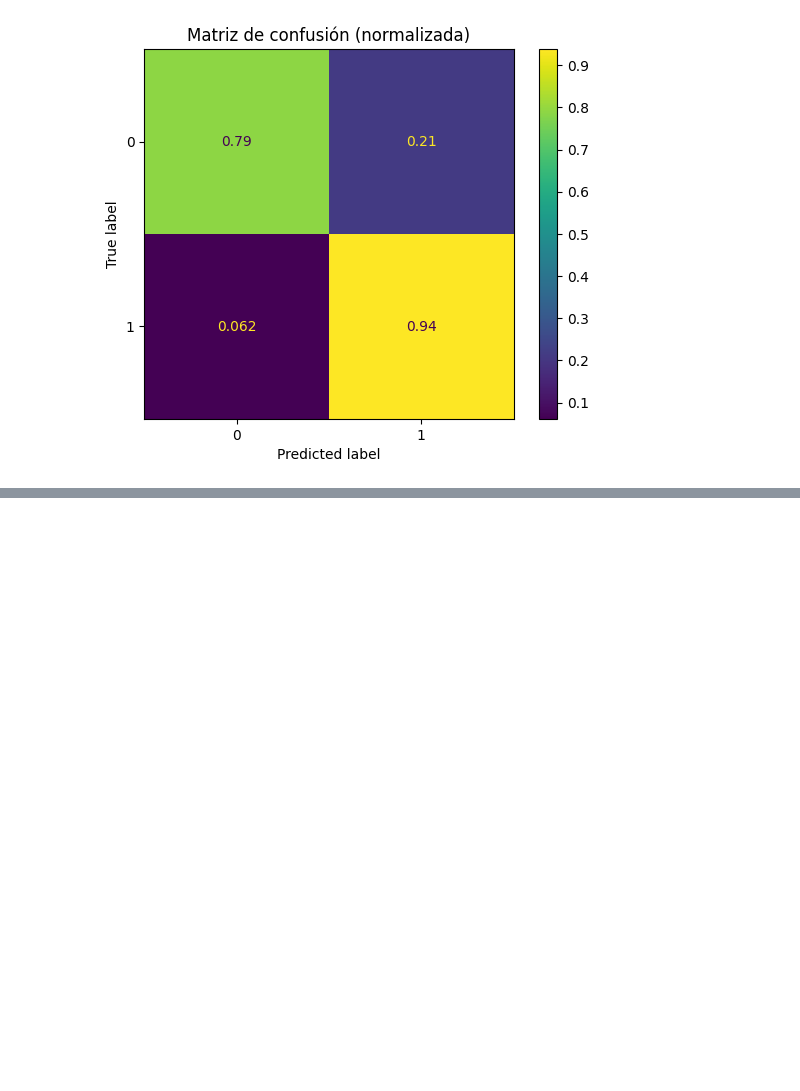
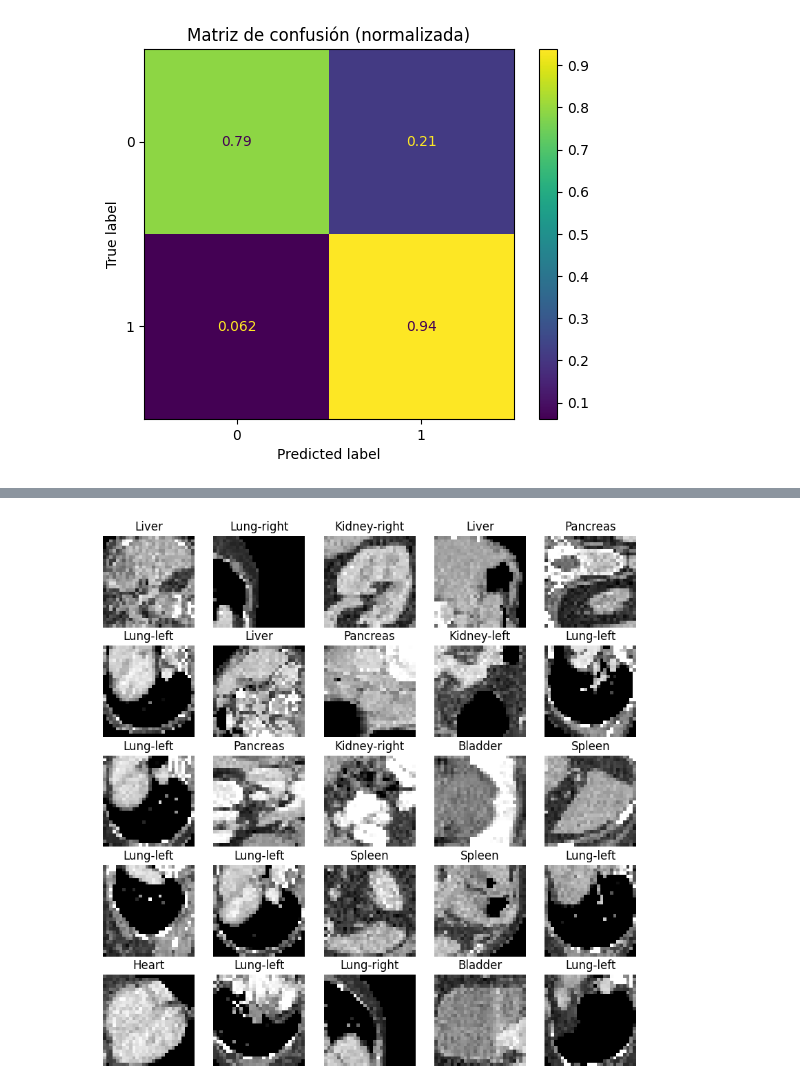
Before and after one commit to iHealthInstitute/Talleres_Diplomado_iHealth, a Jupyter notebook: curso_3/intro_ml_solution.ipynb, the cells around one changed output, grey strips where cells are left out. Drawn from its saved outputs; the diff is of its cells as text; code cells hidden in the pictures; blank space fills up the shorter version.

```diff
--- a/curso_3/intro_ml_solution.ipynb
+++ b/curso_3/intro_ml_solution.ipynb
@@ -293,0 +315,10 @@ plt.show()
+# %%
+
+
+# <CODE> 1. Cargar el dataset
+from medmnist import OrganAMNIST
+
+train_dataset = OrganAMNIST(split="train", download=True, size=28)
+test_dataset = OrganAMNIST(split="test", download=True, size=28)
+print(train_dataset)
+index_2_label = {0: 'bladder', 1: 'femur-left', 2: 'femur-right', 3: 'heart', 4: 'kidney-left', 5: 'kidney-right', 6: 'liver', 7: 'lung-left', 8: 'lung-right', 9: 'pancreas', 10: 'spleen'}
@@ -293,0 +336,14 @@ plt.show()
+# %%
+# <CODE> 2. Visualizar imagenes
+plt.figure(figsize=(10, 10))
+
+for i, (imagen, label) in enumerate(train_dataset):
+    ax = plt.subplot(5, 5, i + 1)
+    plt.imshow(imagen, cmap='gray')
+    plt.title(index_2_label[label[0]].capitalize())
+    plt.axis("off")
+    if i == 24:
+        break
+plt.show()
+# %% [output]
+[figure, added]
```
Also changed, not shown: parts of 7 cells of this notebook.
